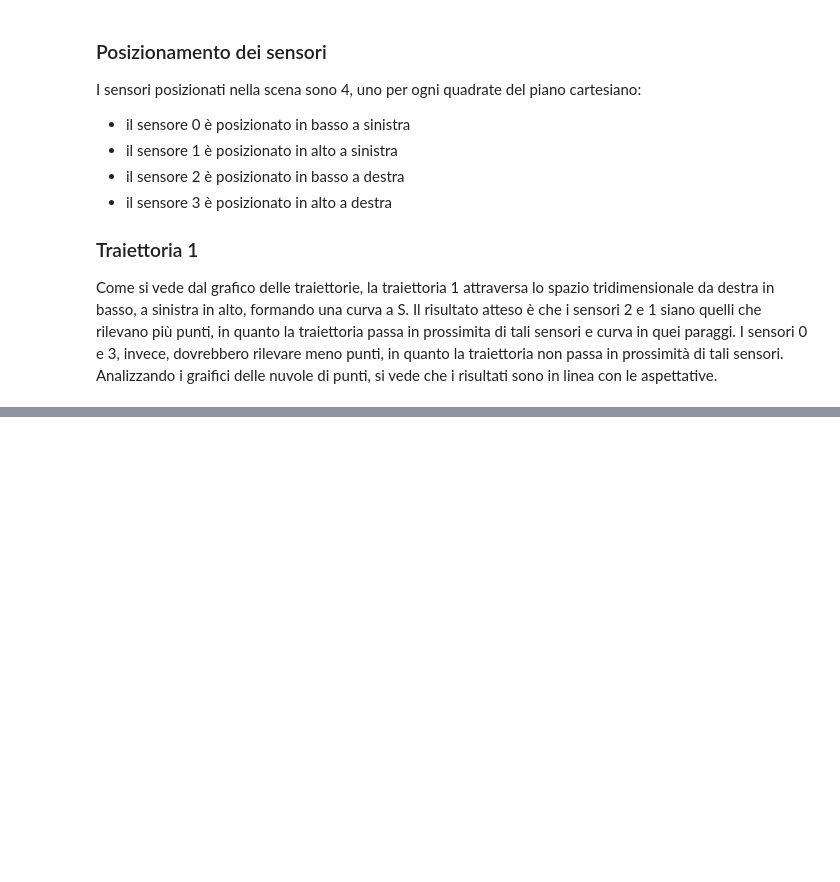
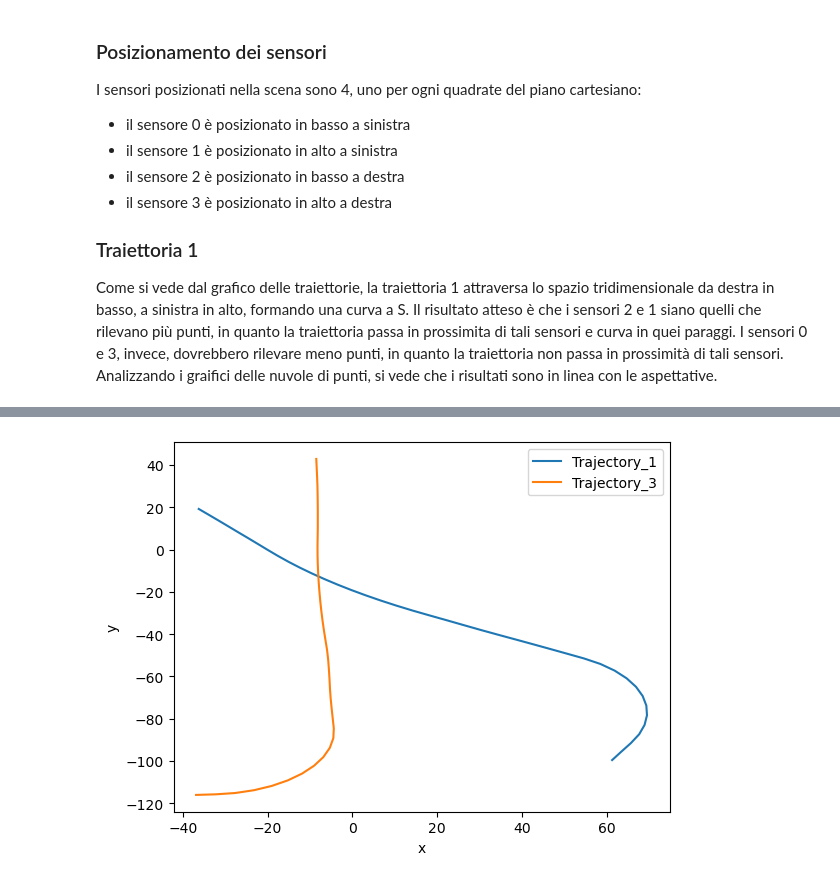
Before and after one commit to mazzaronecristian/blensor_lidar_simulation, a Jupyter notebook: plot_blensor_data.ipynb, the cells around one changed output, grey strips where cells are left out. Drawn from its saved outputs; the diff is of its cells as text; code cells hidden in the pictures; blank space fills up the shorter version.

```diff
--- a/plot_blensor_data.ipynb
+++ b/plot_blensor_data.ipynb
@@ -245,0 +269,11 @@ for i in range(66):
+# %%
+df = pd.read_csv("vehicle_keyframes.csv")
+df["time_centered"] = df.groupby("label")["time"].transform(lambda x: x - x.min())
+
+selected_trajectory = df[df["time_centered"].between(0,40) & df["label"].isin(["Trajectory_3", "Trajectory_1"])]
+selected_trajectory = selected_trajectory.drop(columns=['time_centered'])
+selected_trajectory.to_csv("cross_trajectories.csv", index=False)
+
+plot_all_trajectories(selected_trajectory)
+# %% [output]
+[figure, added]
```
Also changed, not shown: parts of 7 cells of this notebook, 1 other file.
